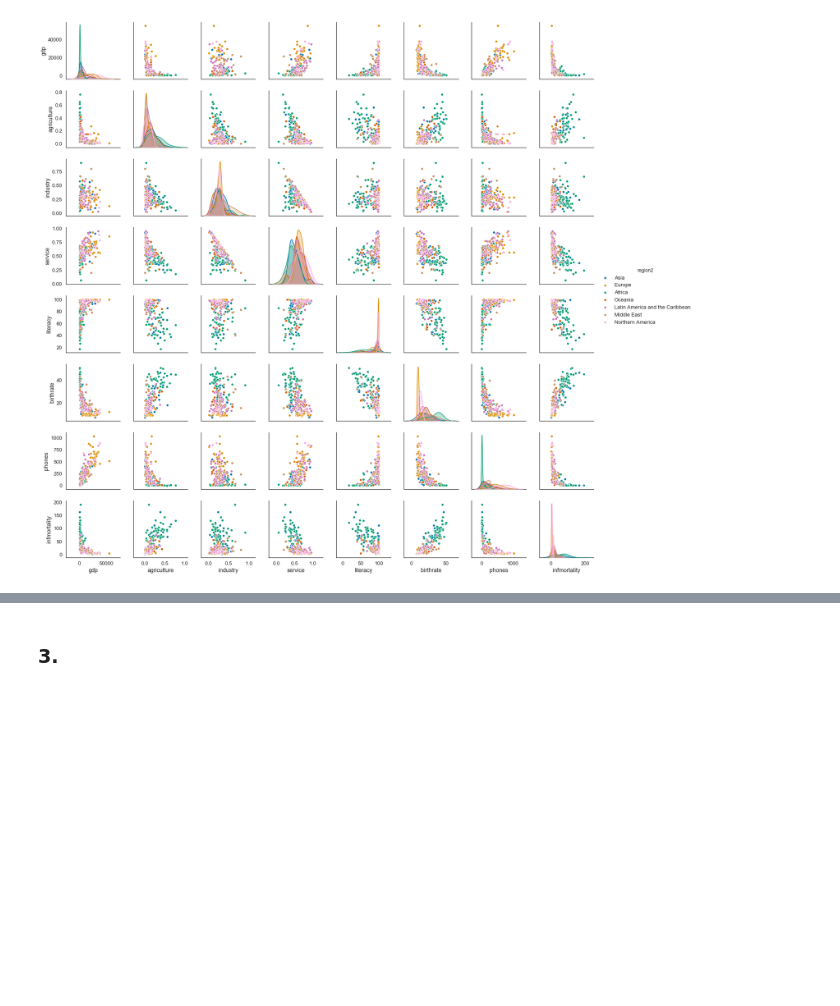
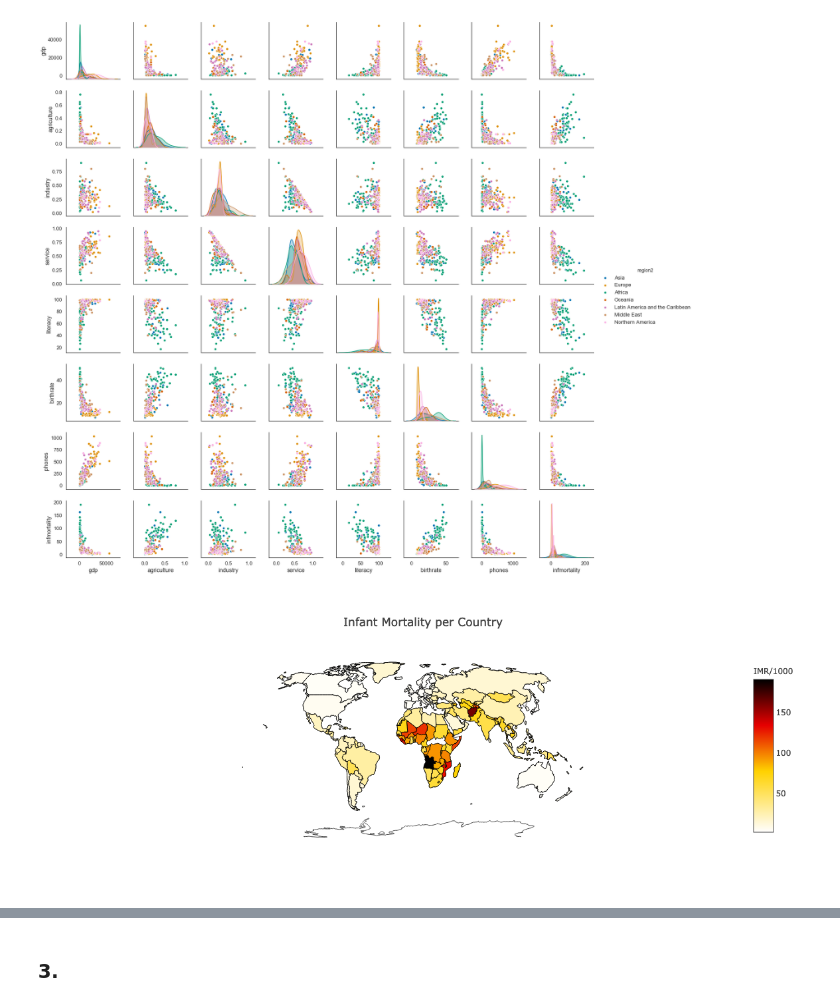
Before and after one commit to ksatola/Countries-of-the-World, a Jupyter notebook: workbook.ipynb, the cells around one changed output, grey strips where cells are left out. Drawn from its saved outputs; the diff is of its cells as text; code cells hidden in the pictures; blank space fills up the shorter version.

```diff
--- a/workbook.ipynb
+++ b/workbook.ipynb
@@ -1453,19 +1458,19 @@ sns.pairplot(x, hue="region2", palette="colorblind");
 # %% [output]
 [figure]
 # %%
-import plotly.plotly as py
-from plotly.offline import init_notebook_mode, iplot
-init_notebook_mode(connected=True)
-import plotly.graph_objs as go
+# Infant mortality per country per 1000 live births
+data = dict(type='choropleth',
+            locations = df.country,
+            locationmode = 'country names',
+            z = df.infmortality,
+            text = df.country,
+            colorbar = {'title':'IMR/1000'},
+            colorscale = 'Hot',
+            reversescale = True)
 
-#Population per country
-data = dict(type='choropleth',
-locations = df.country,
-locationmode = 'country names', z = df.infmortality,
-text = df.country, colorbar = {'title':'Infant Mortality'},
-colorscale = 'YlOrRd', reversescale = True)
-layout = dict(title='Infant Mortality per Country',
-geo = dict(showframe=False,projection={'type':'natural earth'}))
-choromap = go.Figure(data = [data],layout = layout)
-iplot(choromap,validate=False)
+layout = dict(title='Infant Mortality per Country', geo=dict(showframe=False,projection={'type':'natural earth'}))
+choromap = go.Figure(data = [data], layout=layout)
+iplot(choromap, validate=False)
+# %% [output]
+[figure, added]
 # %%
```
Also changed, not shown: parts of 5 cells of this notebook, 3 other files.
